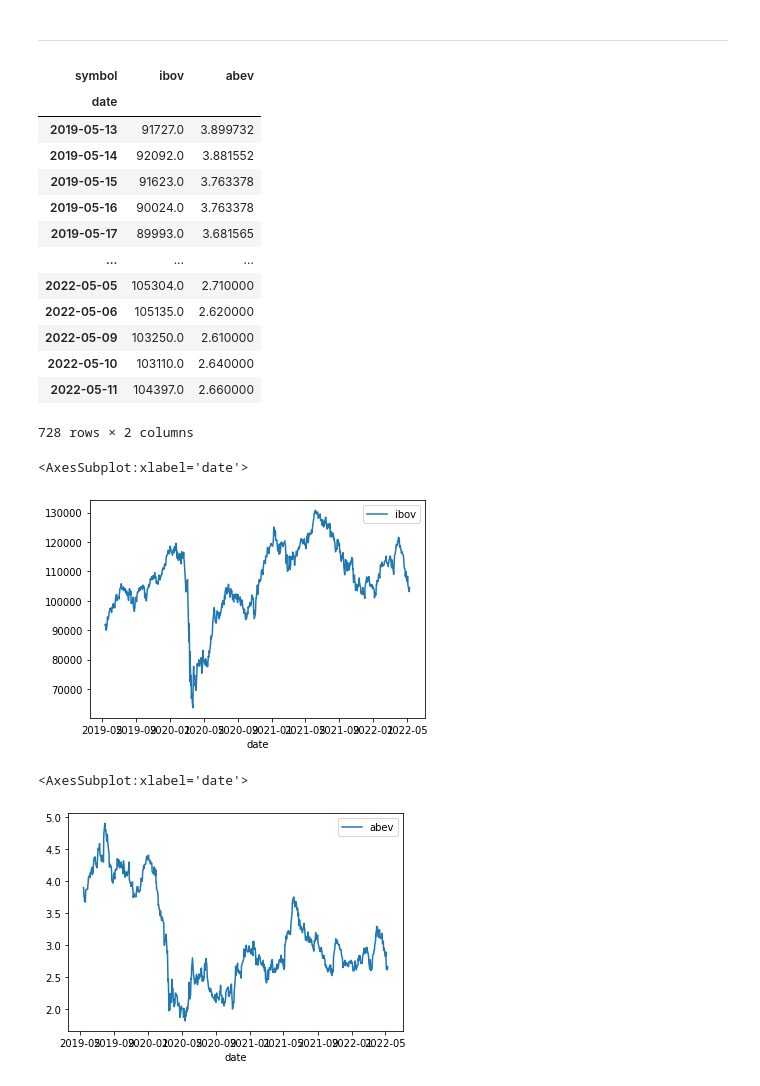
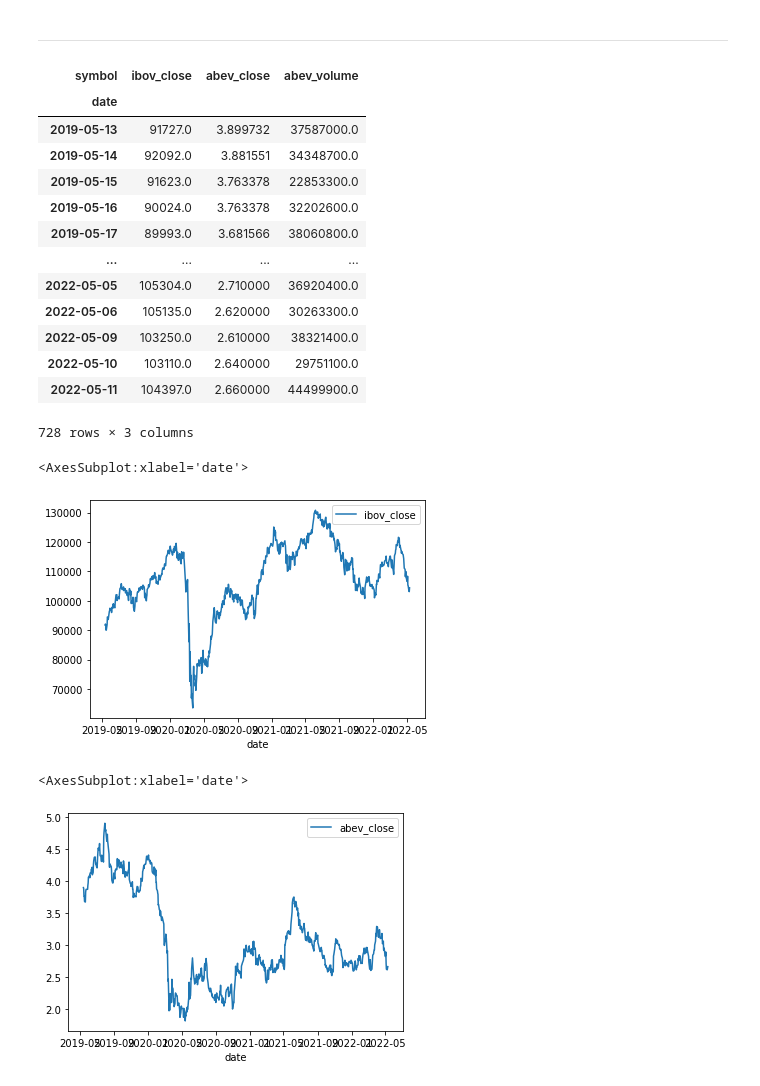
Before and after one commit to LRAbbade/bayes_table, a Jupyter notebook: bayes_table.ipynb, the cells around one changed output. Saved outputs shown, nothing was run; the diff lists cells and outputs as text; code cells hidden in the pictures.

Commit message:
add volume

```diff
--- a/bayes_table.ipynb
+++ b/bayes_table.ipynb
@@ -84,34 +84,37 @@ table.evidences(['e13', 'e21'])
 | H4 | 1.00 | 0.0 | 0.00 | 1.00 | 0.0 | 0.00 | 0.000000 |
 # %% [markdown]
 ---
+# %%
+def agg(df, col):
+    df = df[[col]].reset_index().pivot('date', 'symbol', col)
+    return df.dropna().rename({'^BVSP': f'ibov_{col}', 'abev': f'abev_{col}'}, axis=1)
 # %%
 df = Ticker(['^BVSP', 'abev']).history('3y', adj_ohlc=True)
-df = df[['close']].reset_index().pivot('date', 'symbol', 'close')
-df = df.dropna().rename({'^BVSP': 'ibov'}, axis=1)
+df = agg(df, 'close').join(agg(df, 'volume')).drop(['ibov_volume'], axis=1)
 df
 # %% [output]
-| symbol | ibov | abev |
-| date |  |  |
-| 2019-05-13 | 91727.0 | 3.899732 |
-| 2019-05-14 | 92092.0 | 3.881552 |
-| 2019-05-15 | 91623.0 | 3.763378 |
-| 2019-05-16 | 90024.0 | 3.763378 |
-| 2019-05-17 | 89993.0 | 3.681565 |
-| ... | ... | ... |
-| 2022-05-05 | 105304.0 | 2.710000 |
-| 2022-05-06 | 105135.0 | 2.620000 |
-| 2022-05-09 | 103250.0 | 2.610000 |
-| 2022-05-10 | 103110.0 | 2.640000 |
-| 2022-05-11 | 104397.0 | 2.660000 |
+| symbol | ibov_close | abev_close | abev_volume |
+| date |  |  |  |
+| 2019-05-13 | 91727.0 | 3.899732 | 37587000.0 |
+| 2019-05-14 | 92092.0 | 3.881551 | 34348700.0 |
+| 2019-05-15 | 91623.0 | 3.763378 | 22853300.0 |
+| 2019-05-16 | 90024.0 | 3.763378 | 32202600.0 |
+| 2019-05-17 | 89993.0 | 3.681566 | 38060800.0 |
+| ... | ... | ... | ... |
+| 2022-05-05 | 105304.0 | 2.710000 | 36920400.0 |
+| 2022-05-06 | 105135.0 | 2.620000 | 30263300.0 |
+| 2022-05-09 | 103250.0 | 2.610000 | 38321400.0 |
+| 2022-05-10 | 103110.0 | 2.640000 | 29751100.0 |
+| 2022-05-11 | 104397.0 | 2.660000 | 44499900.0 |
-728 rows × 2 columns
+728 rows × 3 columns
 # %%
-df.plot(y='ibov')
+df.plot(y='ibov_close')
 # %% [output]
 <AxesSubplot:xlabel='date'>
-[figure, old version]
+[figure, new version]
 # %%
-df.plot(y='abev')
+df.plot(y='abev_close')
 # %% [output]
 <AxesSubplot:xlabel='date'>
-[figure, old version]
+[figure, new version]
 # %%
```
Also changed, not shown: parts of 12 cells of this notebook.
